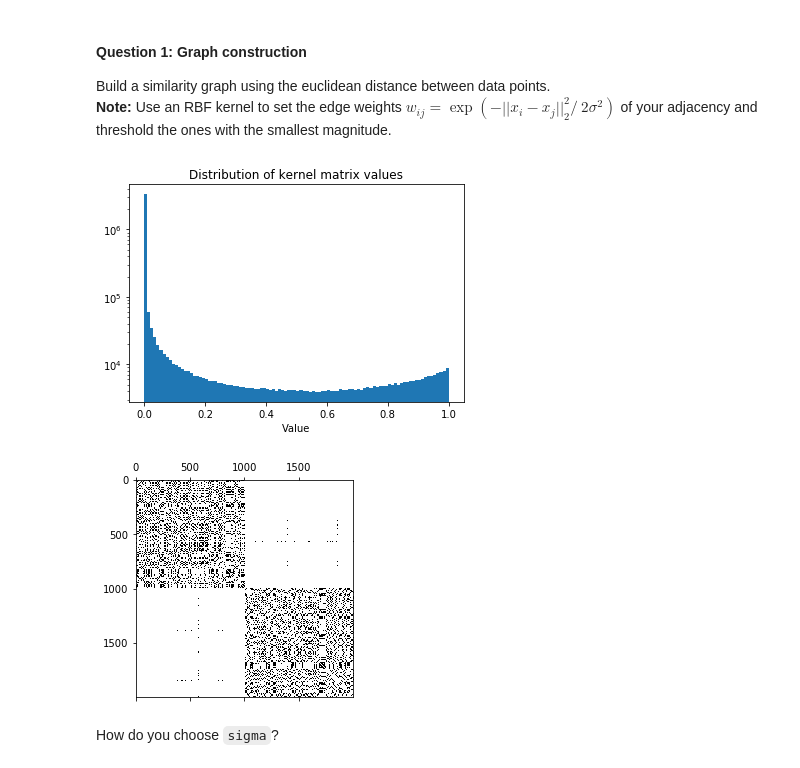
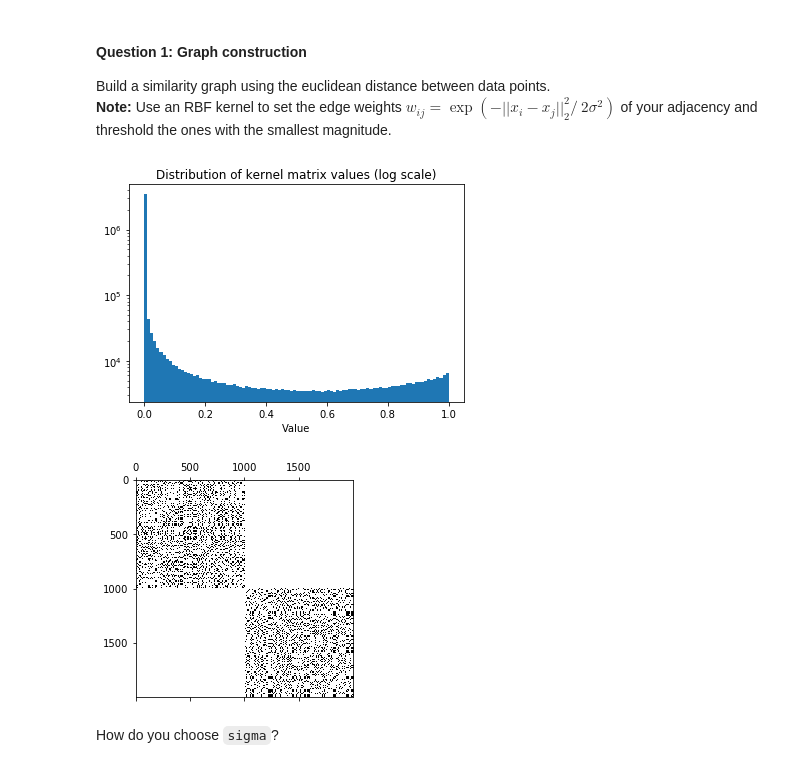
Before and after one commit to ljupche98/A-network-tour-of-data-science, a Jupyter notebook: Assignment2_Learning_with_graphs.ipynb, the cells around one changed output. Cells and saved outputs as stored; diff of their text form; code cells hidden in the pictures.

```diff
--- a/Assignment2_Learning_with_graphs.ipynb
+++ b/Assignment2_Learning_with_graphs.ipynb
@@ -99,22 +99,22 @@ def epsilon_similarity_graph(X: np.ndarray, sigma=1, epsilon=0):
     adjacency = (distance_matrix < epsilon).astype(int)
     return adjacency
 # %%
-c = 0.0375
+c = 0.032
 mean_distance = calculate_euclidean_distance_matrix(X).mean()
 kernel_matrix_values = calculate_kernel_matrix(X, c * mean_distance).ravel()
 
-plt.title('Distribution of kernel matrix values')
+plt.title('Distribution of kernel matrix values (log scale)')
 plt.yscale('log')
 plt.xlabel('Value')
 plt.hist(kernel_matrix_values, bins = 100);
 # %% [output]
-[figure, old version]
+[figure, new version]
 # %%
 adjacency = epsilon_similarity_graph(X, sigma = c * mean_distance, epsilon = 0.95)
 plt.spy(adjacency)
 plt.show()
 # %% [output]
-[figure, old version]
+[figure, new version]
 # %% [markdown]
 How do you choose `sigma`?
 # %% [markdown]
```
Also changed, not shown: parts of 32 cells of this notebook.
